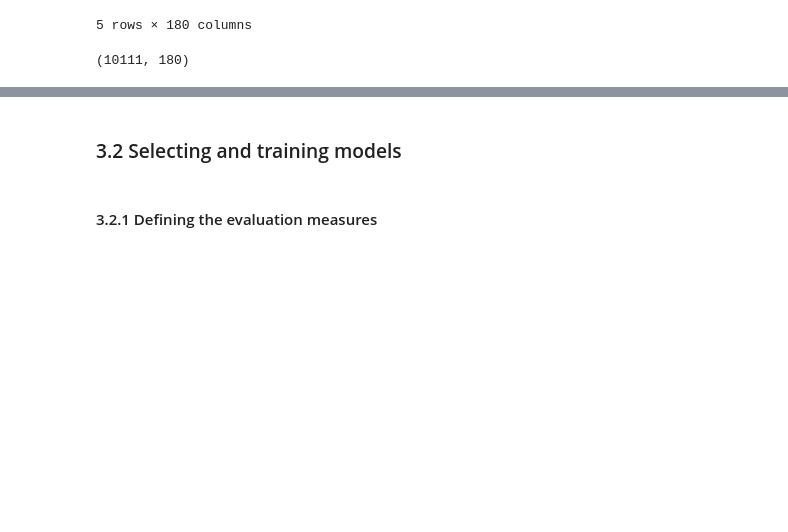
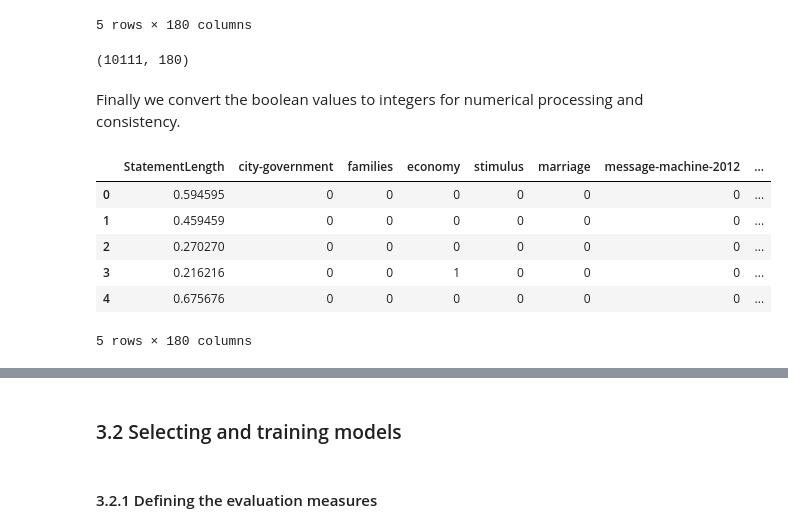
Before and after one commit to giacomomolinari/liar-fake-news-detector, a Jupyter notebook: models.ipynb, the cells around one changed output, grey strips where cells are left out. Drawn from its saved outputs; the diff is of its cells as text; code cells hidden in the pictures; blank space fills up the shorter version.

```diff
--- a/models.ipynb
+++ b/models.ipynb
@@ -400,3 +452,21 @@ X_train_party_encoded.head()
 X_train_party_encoded.shape
 # %% [output]
 (10111, 180)
+# %% [markdown]
+Finally we convert the boolean values to integers for numerical processing and consistency.
+# %%
+X_train_meta = X_train_party_encoded.copy()
+
+X_statement_length = X_train_meta["StatementLength"].copy()
+X_train_meta = X_train_meta.map(lambda x: int(x))
+X_train_meta["StatementLength"] = X_statement_length
+
+X_train_meta.head()
+# %% [output]
+|  | StatementLength | city-government | families | economy | stimulus | marriage | message-machine-2012 | ... |
+| 0 | 0.594595 | 0 | 0 | 0 | 0 | 0 | 0 | ... |
+| 1 | 0.459459 | 0 | 0 | 0 | 0 | 0 | 0 | ... |
+| 2 | 0.270270 | 0 | 0 | 0 | 0 | 0 | 0 | ... |
+| 3 | 0.216216 | 0 | 0 | 1 | 0 | 0 | 0 | ... |
+| 4 | 0.675676 | 0 | 0 | 0 | 0 | 0 | 0 | ... |
+5 rows × 180 columns
```
Also changed, not shown: parts of 32 cells of this notebook.
